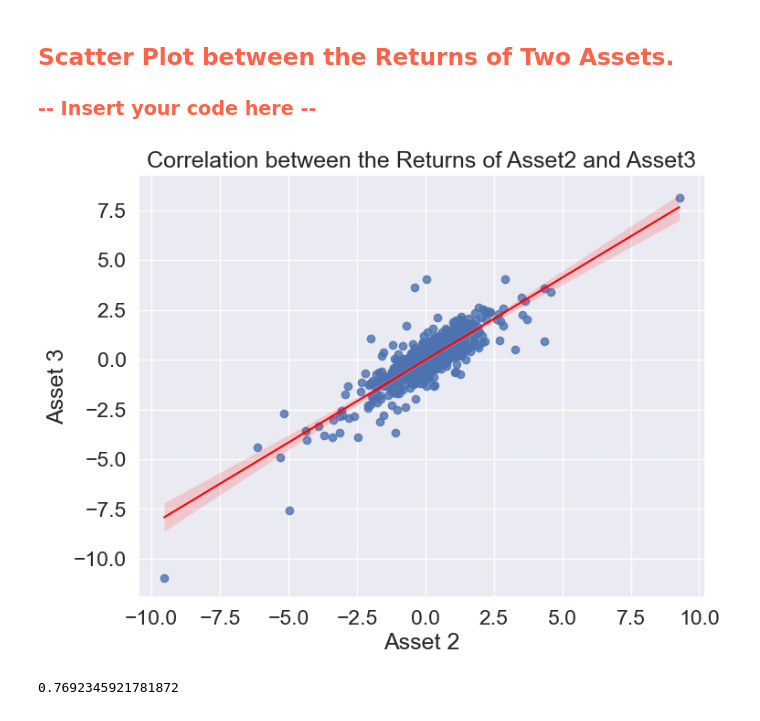
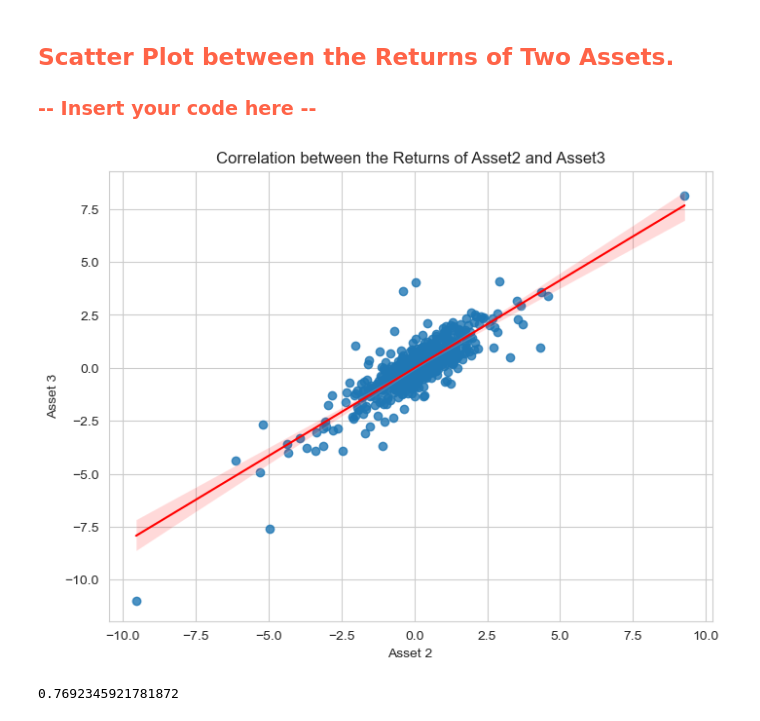
Before and after one commit to martaverfer/tech-challenge, a Jupyter notebook: src/Tech-Challenge.ipynb, the cells around one changed output. Saved outputs shown, nothing was run; the diff lists cells and outputs as text; code cells hidden in the pictures.

```diff
--- a/src/Tech-Challenge.ipynb
+++ b/src/Tech-Challenge.ipynb
@@ -105,7 +105,7 @@ for asset in ['Asset1', 'Asset2', 'Asset3', 'Asset4', 'Asset5']:
     normalized_df[asset] = (asset_df[asset] / first_value) * 100  # Set to start at 100
 # %%
 palette = sns.color_palette("Set2", n_colors=5)
-
+sns.set_style("whitegrid")
 plt.figure(figsize=(10, 6))
 for i, asset in enumerate(['Asset1', 'Asset2', 'Asset3', 'Asset4', 'Asset5']):
     plt.plot(normalized_df.index, normalized_df[asset], label=asset, color = palette[i]) # As date was set as index, we can access it with .index
@@ -198,19 +198,20 @@ plt.show()
 <h3 style="color: #FF6347;">-- Insert your code here --</h3>
 # %%
 # Scatter Plot between the Returns of Asset2 and Asset3
+sns.set_style("whitegrid")
 fig, ax = plt.subplots(figsize=(8, 6))
 sns.regplot(
     x=daily_return_df["Asset2"],
     y=daily_return_df["Asset3"],
     line_kws={"color": "red", "linewidth": 1.5},
     ax=ax
 )
 plt.title('Correlation between the Returns of Asset2 and Asset3')
 plt.xlabel('Asset 2')
 plt.ylabel('Asset 3')
 plt.show()
 # %% [output]
-[figure, old version]
+[figure, new version]
 # %%
 # Spearman correlation to prove that the correlation is not monotonic, but just linear
 daily_return_df['Asset2'].corr(daily_return_df['Asset3'], method='spearman')
```
Also changed, not shown: parts of 12 cells of this notebook, 1 other file.
